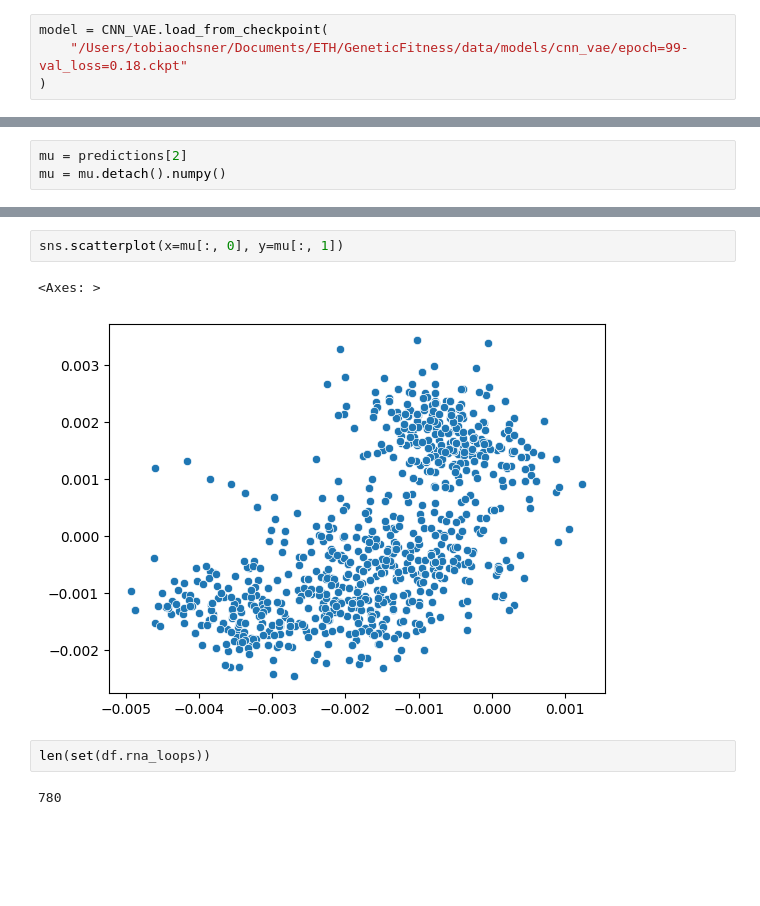
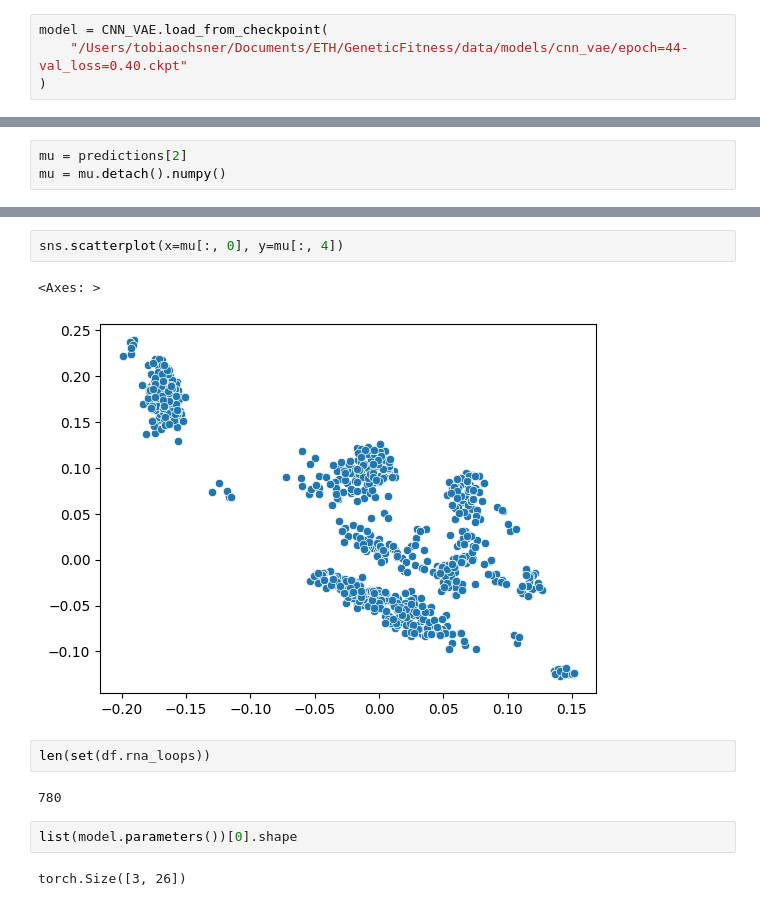
Before and after one commit to aapsonn/GeneticFitness, a Jupyter notebook: notebooks/VAE validation.ipynb, the cells around one changed output, grey strips where cells are left out. Cells and saved outputs as stored; diff of their text form; blank space fills up the shorter version.

```diff
--- a/notebooks/VAE validation.ipynb
+++ b/notebooks/VAE validation.ipynb
@@ -14,7 +14,7 @@ import seaborn as sns
 from scipy import stats
 # %%
 model = CNN_VAE.load_from_checkpoint(
-    "/Users/tobiaochsner/Documents/ETH/GeneticFitness/data/models/cnn_vae/epoch=99-val_loss=0.18.ckpt"
+    "/Users/tobiaochsner/Documents/ETH/GeneticFitness/data/models/cnn_vae/epoch=44-val_loss=0.40.ckpt"
 )
 # %%
 df = pd.read_csv("/Users/tobiaochsner/Documents/ETH/GeneticFitness/data/output/preprocessed.csv")
@@ -38,9 +61,13 @@ KeyboardInterrupt:
 # %%
-sns.scatterplot(x=mu[:, 0], y=mu[:, 1])
+sns.scatterplot(x=mu[:, 0], y=mu[:, 4])
 # %% [output]
 <Axes: >
-[figure, old version]
+[figure, new version]
 # %%
 len(set(df.rna_loops))
 # %% [output]
 780
+# %%
+list(model.parameters())[0].shape
+# %% [output]
+torch.Size([3, 26])
```
Also changed, not shown: parts of 4 cells of this notebook, 38 other files.
